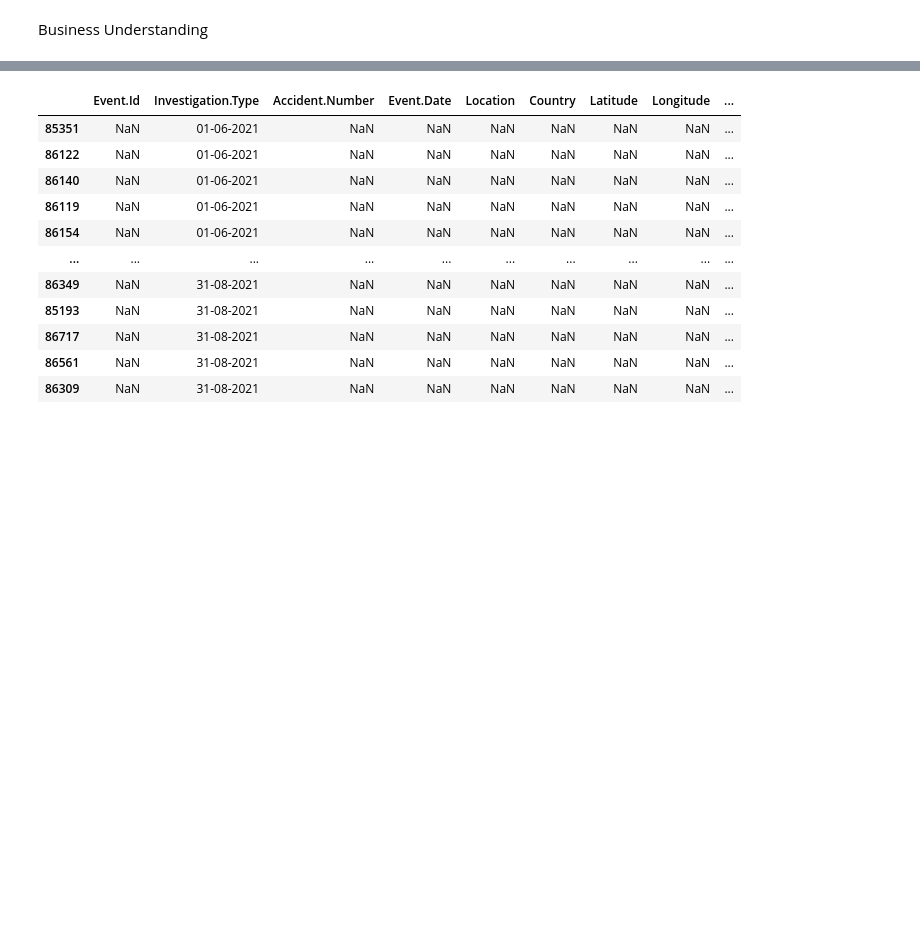
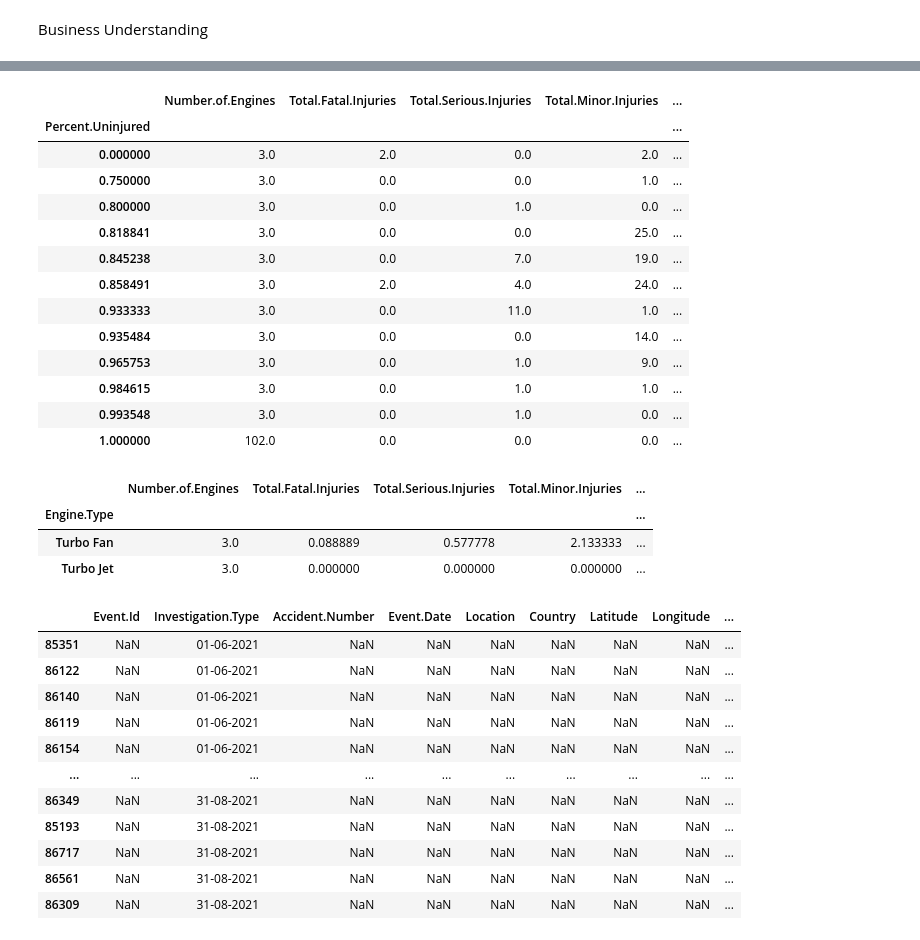
Before and after one commit to josh-g-grimes/Aviation-Data, a Jupyter notebook: notebook.ipynb, the cells around one changed output, grey strips where cells are left out. Drawn from its saved outputs; the diff is of its cells as text; code cells hidden in the pictures; blank space fills up the shorter version.

```diff
--- a/notebook.ipynb
+++ b/notebook.ipynb
@@ -174,0 +266,17 @@ dtype: int64
+# %%
+ad['Percent.Uninjured'] = ad['Total.Uninjured']/(ad['Total.Fatal.Injuries']+ad['Total.Serious.Injuries']+ad['Total.Minor.Injuries']+ad['Total.Uninjured'])
+# %% [output]
+|  | Number.of.Engines | Total.Fatal.Injuries | Total.Serious.Injuries | Total.Minor.Injuries | ... |
+| Percent.Uninjured |  |  |  |  | ... |
+| 0.000000 | 3.0 | 2.0 | 0.0 | 2.0 | ... |
+| 0.750000 | 3.0 | 0.0 | 0.0 | 1.0 | ... |
+| 0.800000 | 3.0 | 0.0 | 1.0 | 0.0 | ... |
+| 0.818841 | 3.0 | 0.0 | 0.0 | 25.0 | ... |
+| 0.845238 | 3.0 | 0.0 | 7.0 | 19.0 | ... |
+| 0.858491 | 3.0 | 2.0 | 4.0 | 24.0 | ... |
+| 0.933333 | 3.0 | 0.0 | 11.0 | 1.0 | ... |
+| 0.935484 | 3.0 | 0.0 | 0.0 | 14.0 | ... |
+| 0.965753 | 3.0 | 0.0 | 1.0 | 9.0 | ... |
+| 0.984615 | 3.0 | 0.0 | 1.0 | 1.0 | ... |
+| 0.993548 | 3.0 | 0.0 | 1.0 | 0.0 | ... |
+| 1.000000 | 102.0 | 0.0 | 0.0 | 0.0 | ... |
@@ -175,3 +285,10 @@ dtype: int64
+# %%
+ad.groupby(['Engine.Type']).mean()
+# %% [output]
+|  | Number.of.Engines | Total.Fatal.Injuries | Total.Serious.Injuries | Total.Minor.Injuries | ... |
+| Engine.Type |  |  |  |  | ... |
+| Turbo Fan | 3.0 | 0.088889 | 0.577778 | 2.133333 | ... |
+| Turbo Jet | 3.0 | 0.000000 | 0.000000 | 0.000000 | ... |
 # %%
 ad[ad.duplicated(keep=False)].sort_values(by='Investigation.Type')
 # %% [output]
```
Also changed, not shown: parts of 34 cells of this notebook.
